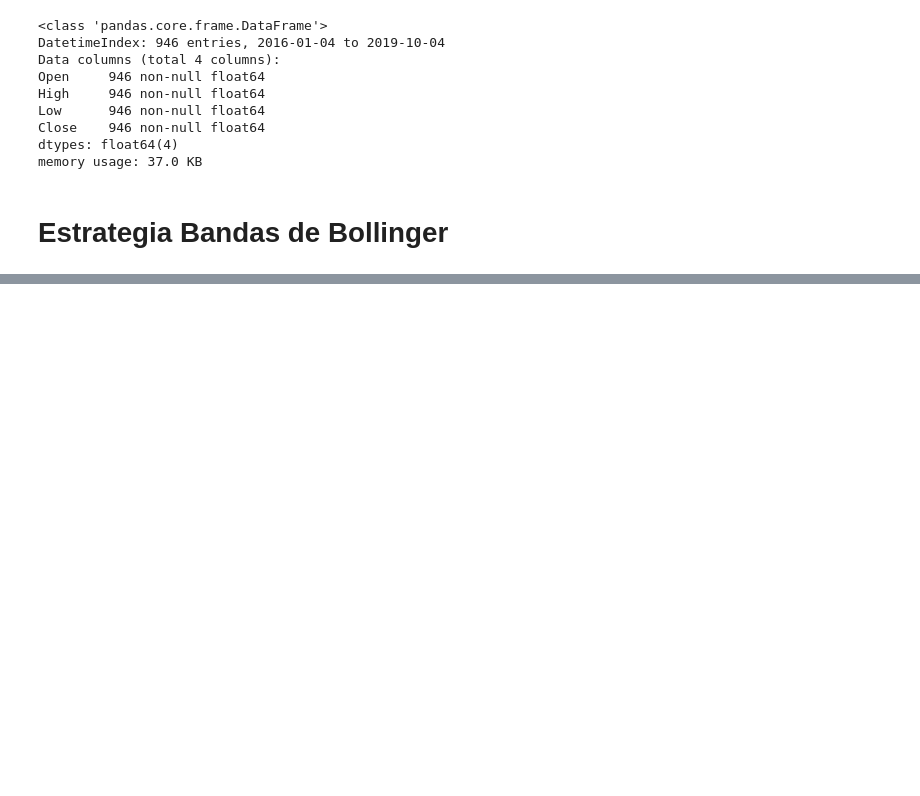
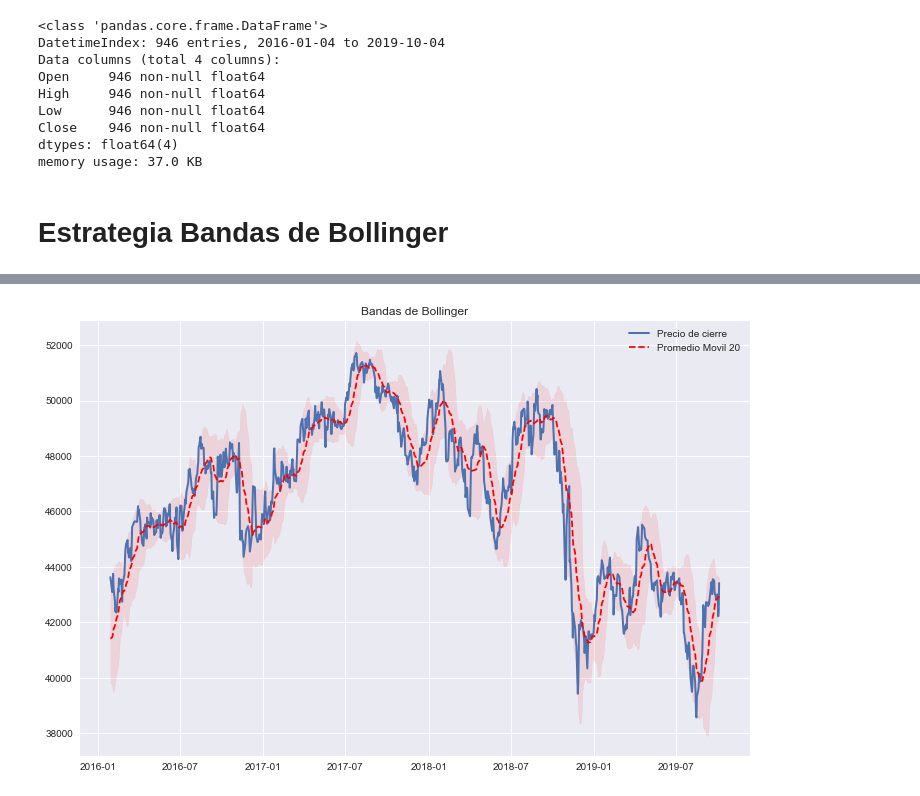
Before and after one commit to carlosdeoncedos/analisisideinversion19, a Jupyter notebook: 09.0BollingerBands.ipynb, the cells around one changed output, grey strips where cells are left out. Cells and saved outputs as stored; diff of their text form; code cells hidden in the pictures; blank space fills up the shorter version.

```diff
--- a/09.0BollingerBands.ipynb
+++ b/09.0BollingerBands.ipynb
@@ -47,0 +74,16 @@ memory usage: 37.0 KB
+# %%
+plt.figure(figsize = (12,8))
+
+plt.plot(df['Close'].index, df['Close'], lw = 2,
+         label = 'Precio de cierre')
+
+plt.plot(df['Close'].index, df['PM'], ls='--', color = 'red',
+        label = 'Promedio Movil {}'.format(pm))
+
+plt.fill_between(df['Close'].index, df['-2sigma'], df['+2sigma'],
+                color = 'red', alpha = .1)
+
+plt.title('Bandas de Bollinger')
+plt.legend();
+# %% [output]
+[figure, added]
```
Also changed, not shown: parts of 18 cells of this notebook.
